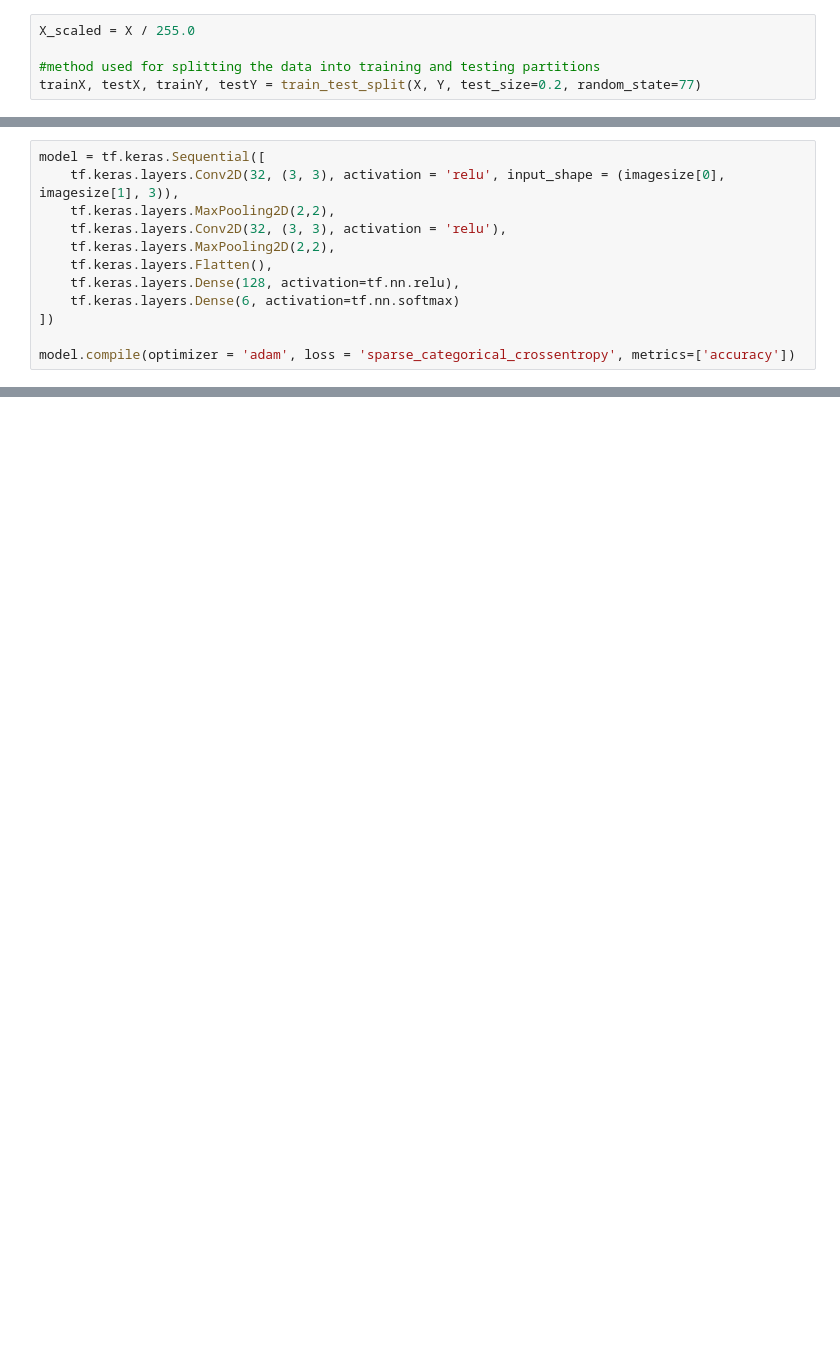
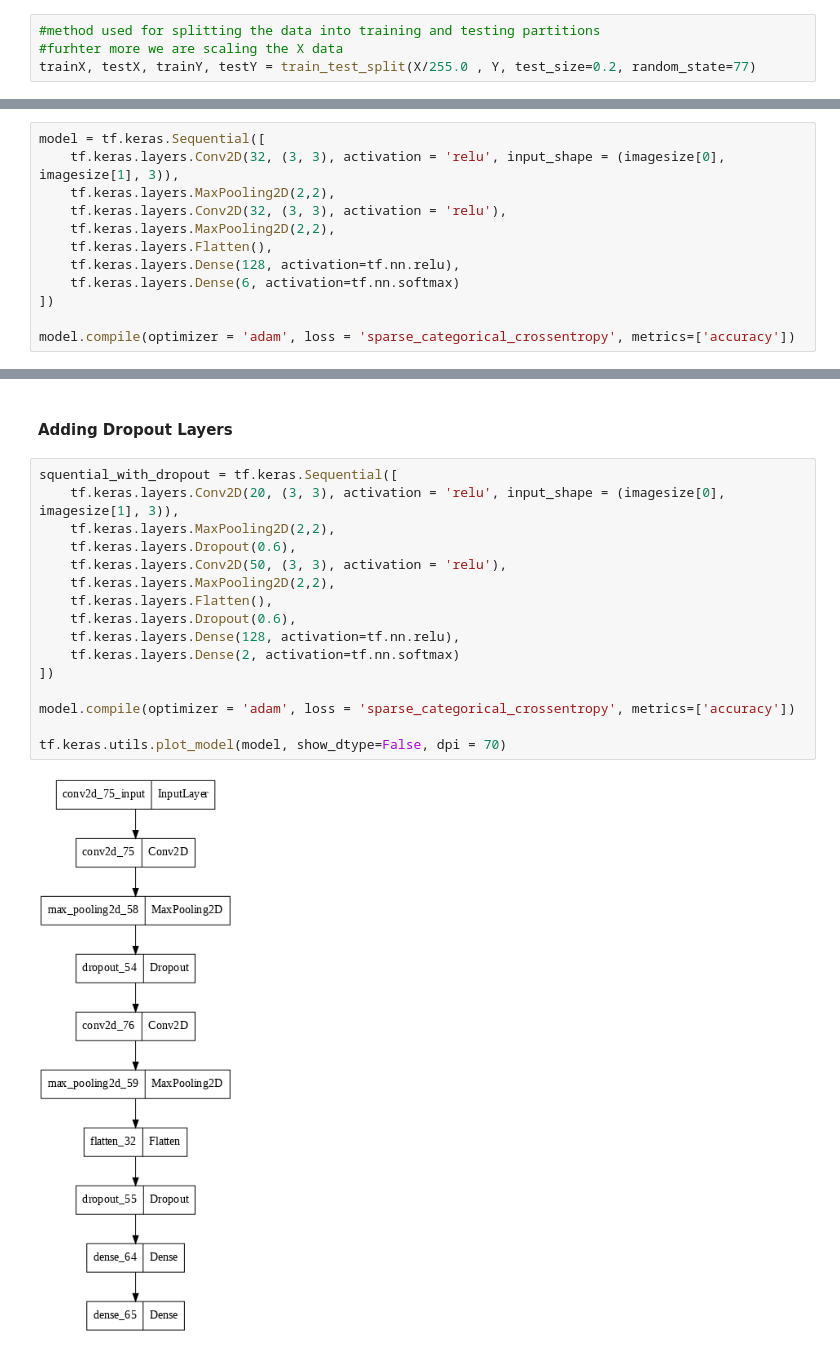
Before and after one commit to dario-x/Deep_Fake_Detection, a Jupyter notebook: main.ipynb, the cells around one changed output, grey strips where cells are left out. Drawn from its saved outputs; the diff is of its cells as text; blank space fills up the shorter version.

Commit message:
Adding Upsampling, models and cleaning code

```diff
--- a/main.ipynb
+++ b/main.ipynb
@@ -322,10 +337,9 @@ Accuracy Score: 0.65
 # %% [markdown]
 ### Deep Learning
 # %%
-X_scaled = X / 255.0
-
 #method used for splitting the data into training and testing partitions
-trainX, testX, trainY, testY = train_test_split(X, Y, test_size=0.2, random_state=77)
+#furhter more we are scaling the X data
+trainX, testX, trainY, testY = train_test_split(X/255.0 , Y, test_size=0.2, random_state=77)
 # %% [markdown]
 Clean up memory
 # %%
@@ -428,3 +423,23 @@ visualize_prediction(testY, Y_hat, "Sequential RNN")
 Accuracy Score: 0.65
 [figure]
 ----------------------------------------------------------------
+# %% [markdown]
+#### Adding Dropout Layers
+# %%
+squential_with_dropout = tf.keras.Sequential([
+    tf.keras.layers.Conv2D(20, (3, 3), activation = 'relu', input_shape = (imagesize[0], imagesize[1], 3)),
+    tf.keras.layers.MaxPooling2D(2,2),
+    tf.keras.layers.Dropout(0.6),
+    tf.keras.layers.Conv2D(50, (3, 3), activation = 'relu'),
+    tf.keras.layers.MaxPooling2D(2,2),
+    tf.keras.layers.Flatten(),
+    tf.keras.layers.Dropout(0.6),
+    tf.keras.layers.Dense(128, activation=tf.nn.relu),
+    tf.keras.layers.Dense(2, activation=tf.nn.softmax)
+])
+
+model.compile(optimizer = 'adam', loss = 'sparse_categorical_crossentropy', metrics=['accuracy'])
+
+tf.keras.utils.plot_model(model, show_dtype=False, dpi = 70)
+# %% [output]
+[figure, added]
```
Also changed, not shown: parts of 17 cells of this notebook.
